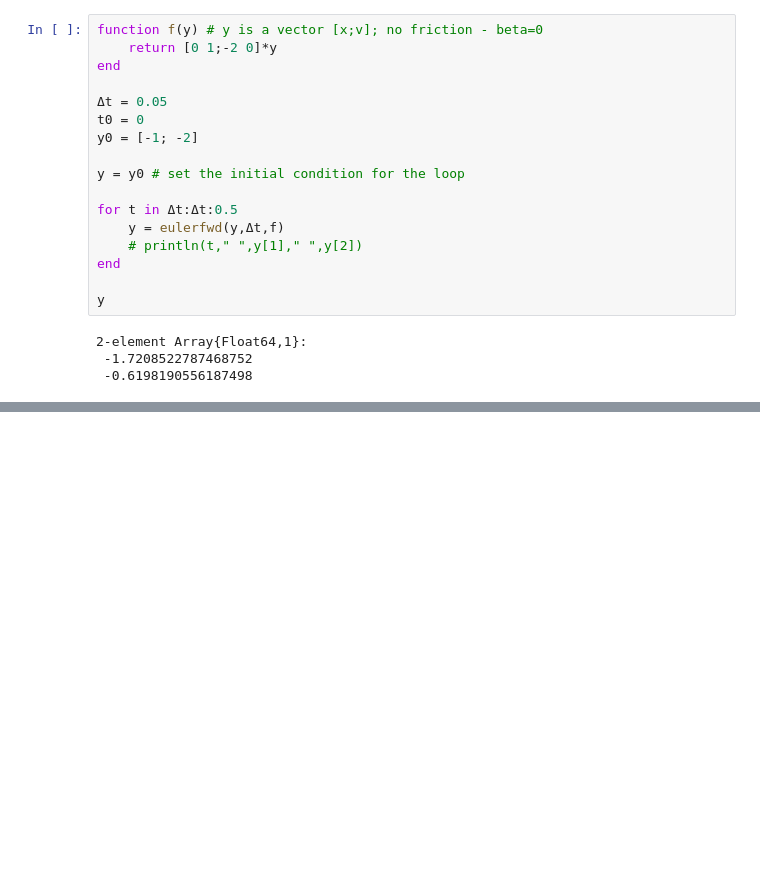
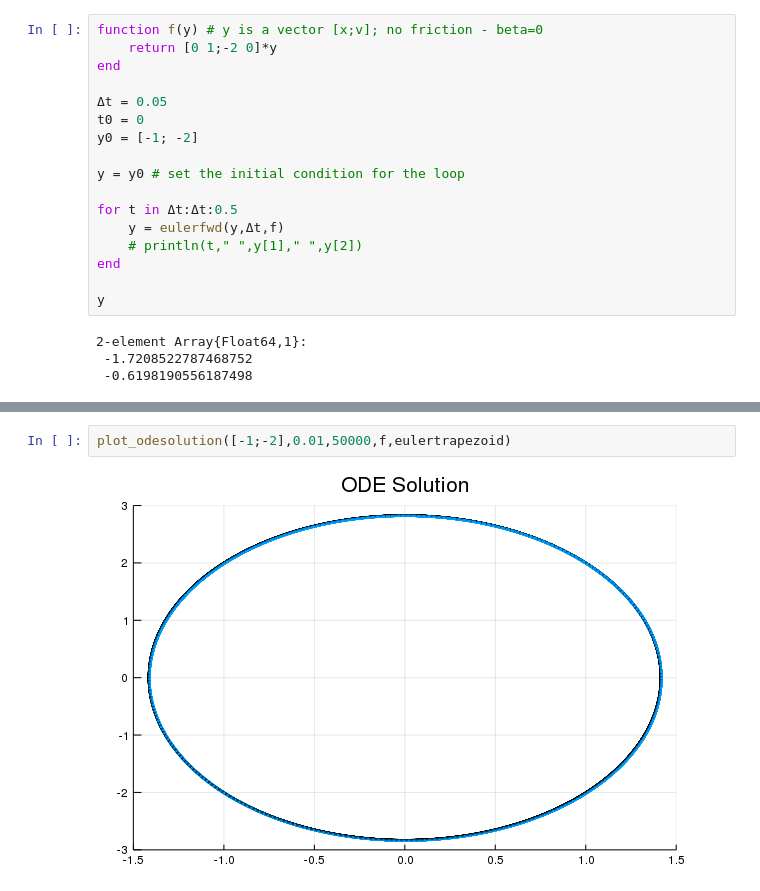
Before and after one commit to SP3269/Julia-Playground, a Jupyter notebook: SimpleDiffEqn.ipynb, the cells around one changed output, grey strips where cells are left out. Cells and saved outputs as stored; diff of their text form; blank space fills up the shorter version.

```diff
--- a/SimpleDiffEqn.ipynb
+++ b/SimpleDiffEqn.ipynb
@@ -162,0 +203,4 @@ y
+# %%
+plot_odesolution([-1;-2],0.01,50000,f,eulertrapezoid)
+# %% [output]
+[figure, added]
```
Also changed, not shown: parts of 14 cells of this notebook.
